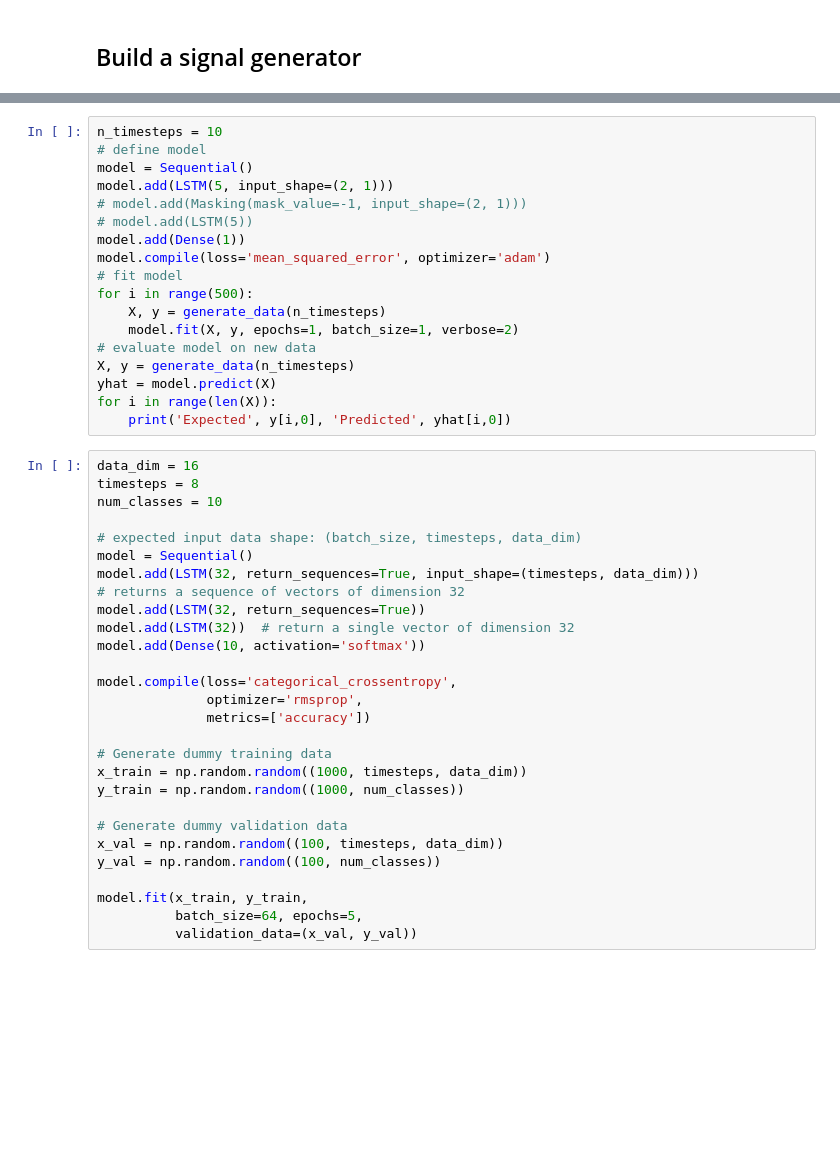
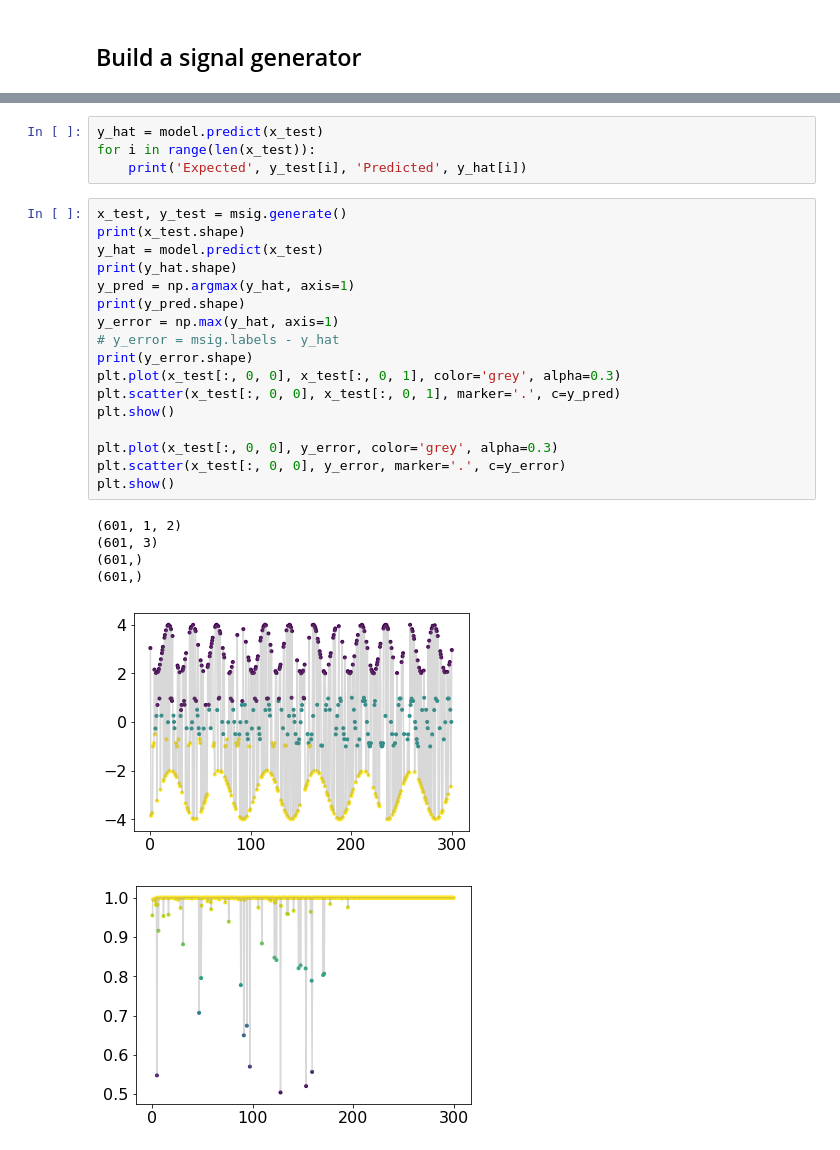
Before and after one commit to WillieMaddox/DiscRimNN, a Jupyter notebook: discrimnn.ipynb, the cells around one changed output, grey strips where cells are left out. Drawn from its saved outputs; the diff is of its cells as text; blank space fills up the shorter version.

```diff
--- a/discrimnn.ipynb
+++ b/discrimnn.ipynb
@@ -213,46 +166,28 @@ print(X.shape, y.shape)
-# %%
-n_timesteps = 10
-# define model
-model = Sequential()
-model.add(LSTM(5, input_shape=(2, 1)))
-# model.add(Masking(mask_value=-1, input_shape=(2, 1)))
-# model.add(LSTM(5))
-model.add(Dense(1))
-model.compile(loss='mean_squared_error', optimizer='adam')
-# fit model
-for i in range(500):
-    X, y = generate_data(n_timesteps)
-    model.fit(X, y, epochs=1, batch_size=1, verbose=2)
-# evaluate model on new data
-X, y = generate_data(n_timesteps)
-yhat = model.predict(X)
-for i in range(len(X)):
-    print('Expected', y[i,0], 'Predicted', yhat[i,0])
-# %%
-data_dim = 16
-timesteps = 8
-num_classes = 10
-
-# expected input data shape: (batch_size, timesteps, data_dim)
-model = Sequential()
-model.add(LSTM(32, return_sequences=True, input_shape=(timesteps, data_dim)))
-# returns a sequence of vectors of dimension 32
-model.add(LSTM(32, return_sequences=True))
-model.add(LSTM(32))  # return a single vector of dimension 32
-model.add(Dense(10, activation='softmax'))
-
-model.compile(loss='categorical_crossentropy',
-              optimizer='rmsprop',
-              metrics=['accuracy'])
-
-# Generate dummy training data
-x_train = np.random.random((1000, timesteps, data_dim))
-y_train = np.random.random((1000, num_classes))
-
-# Generate dummy validation data
-x_val = np.random.random((100, timesteps, data_dim))
-y_val = np.random.random((100, num_classes))
-
-model.fit(x_train, y_train,
-          batch_size=64, epochs=5,
-          validation_data=(x_val, y_val))
+# %%
+y_hat = model.predict(x_test)
+for i in range(len(x_test)):
+    print('Expected', y_test[i], 'Predicted', y_hat[i])
+# %%
+x_test, y_test = msig.generate()
+print(x_test.shape)
+y_hat = model.predict(x_test)
+print(y_hat.shape)
+y_pred = np.argmax(y_hat, axis=1)
+print(y_pred.shape)
+y_error = np.max(y_hat, axis=1)
+# y_error = msig.labels - y_hat
+print(y_error.shape)
+plt.plot(x_test[:, 0, 0], x_test[:, 0, 1], color='grey', alpha=0.3)
+plt.scatter(x_test[:, 0, 0], x_test[:, 0, 1], marker='.', c=y_pred)
+plt.show()
+
+plt.plot(x_test[:, 0, 0], y_error, color='grey', alpha=0.3)
+plt.scatter(x_test[:, 0, 0], y_error, marker='.', c=y_error)
+plt.show()
+# %% [output]
+(601, 1, 2)
+(601, 3)
+(601,)
+(601,)
+[figure, added]
+[figure, added]
```
Also changed, not shown: parts of 12 cells of this notebook.
